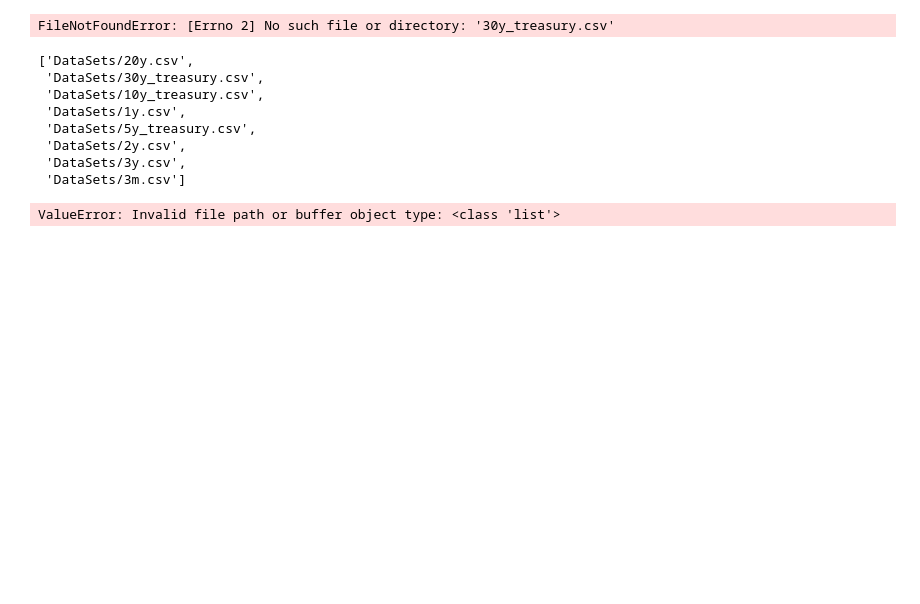
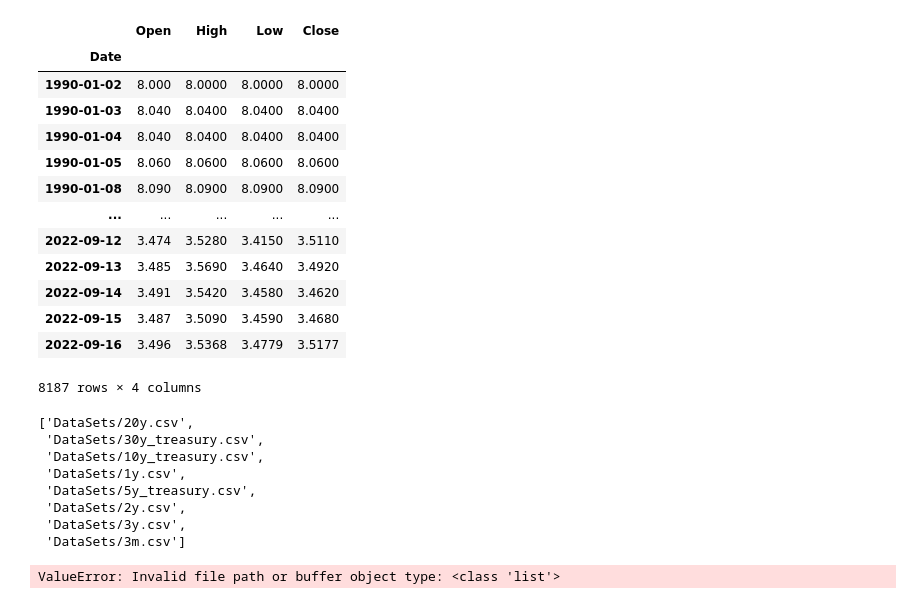
Before and after one commit to ghedrick76/Bond_Yield_Analysis, a Jupyter notebook: Untitled.ipynb, the cells around one changed output. Cells and saved outputs as stored; diff of their text form; code cells hidden in the pictures; blank space fills up the shorter version.

```diff
--- a/Untitled.ipynb
+++ b/Untitled.ipynb
@@ -9,22 +9,28 @@ def overlay(df, df2):
 # %%
 # Import relevant .csv files
 
 
 bond_30 = pd.read_csv(
     "30y_treasury.csv",
     index_col="Date",
     parse_dates=True,
     infer_datetime_format=True,
 )
-
-three_year = pd.read_csv(
-    "DataSets/3y.csv",
-    index_col="Date",
-    parse_dates=True,
-    infer_datetime_format=True,
-)
 # %% [output]
+|  | Open | High | Low | Close |
+| Date |  |  |  |  |
+| 1990-01-02 | 8.000 | 8.0000 | 8.0000 | 8.0000 |
+| 1990-01-03 | 8.040 | 8.0400 | 8.0400 | 8.0400 |
+| 1990-01-04 | 8.040 | 8.0400 | 8.0400 | 8.0400 |
+| 1990-01-05 | 8.060 | 8.0600 | 8.0600 | 8.0600 |
+| 1990-01-08 | 8.090 | 8.0900 | 8.0900 | 8.0900 |
+| ... | ... | ... | ... | ... |
+| 2022-09-12 | 3.474 | 3.5280 | 3.4150 | 3.5110 |
+| 2022-09-13 | 3.485 | 3.5690 | 3.4640 | 3.4920 |
+| 2022-09-14 | 3.491 | 3.5420 | 3.4580 | 3.4620 |
+| 2022-09-15 | 3.487 | 3.5090 | 3.4590 | 3.4680 |
+| 2022-09-16 | 3.496 | 3.5368 | 3.4779 | 3.5177 |
-FileNotFoundError: [Errno 2] No such file or directory: '30y_treasury.csv'
+8187 rows × 4 columns
 # %%
 # %% [output]
 ['DataSets/20y.csv',
```
Also changed, not shown: 8 other files.
